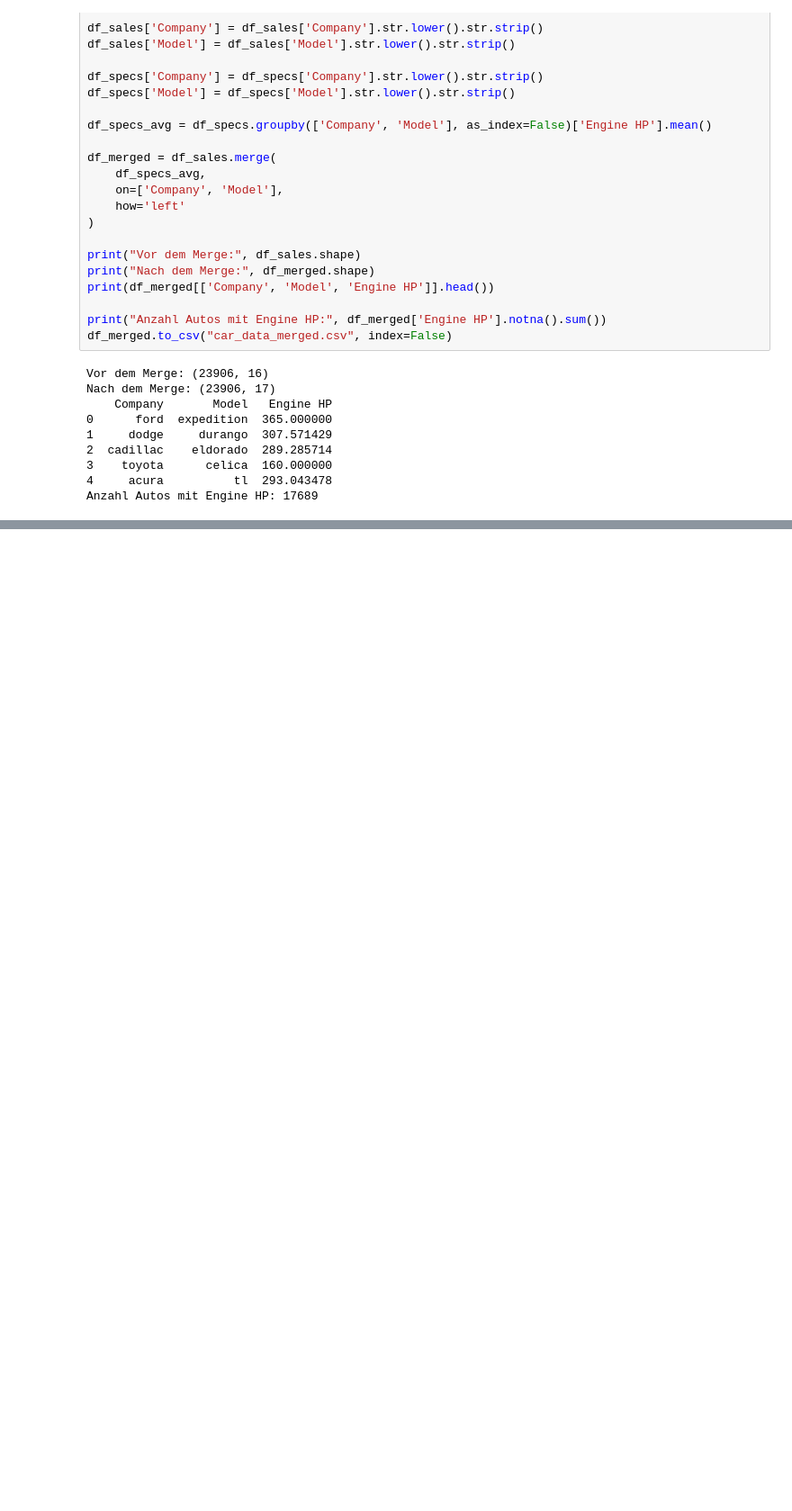
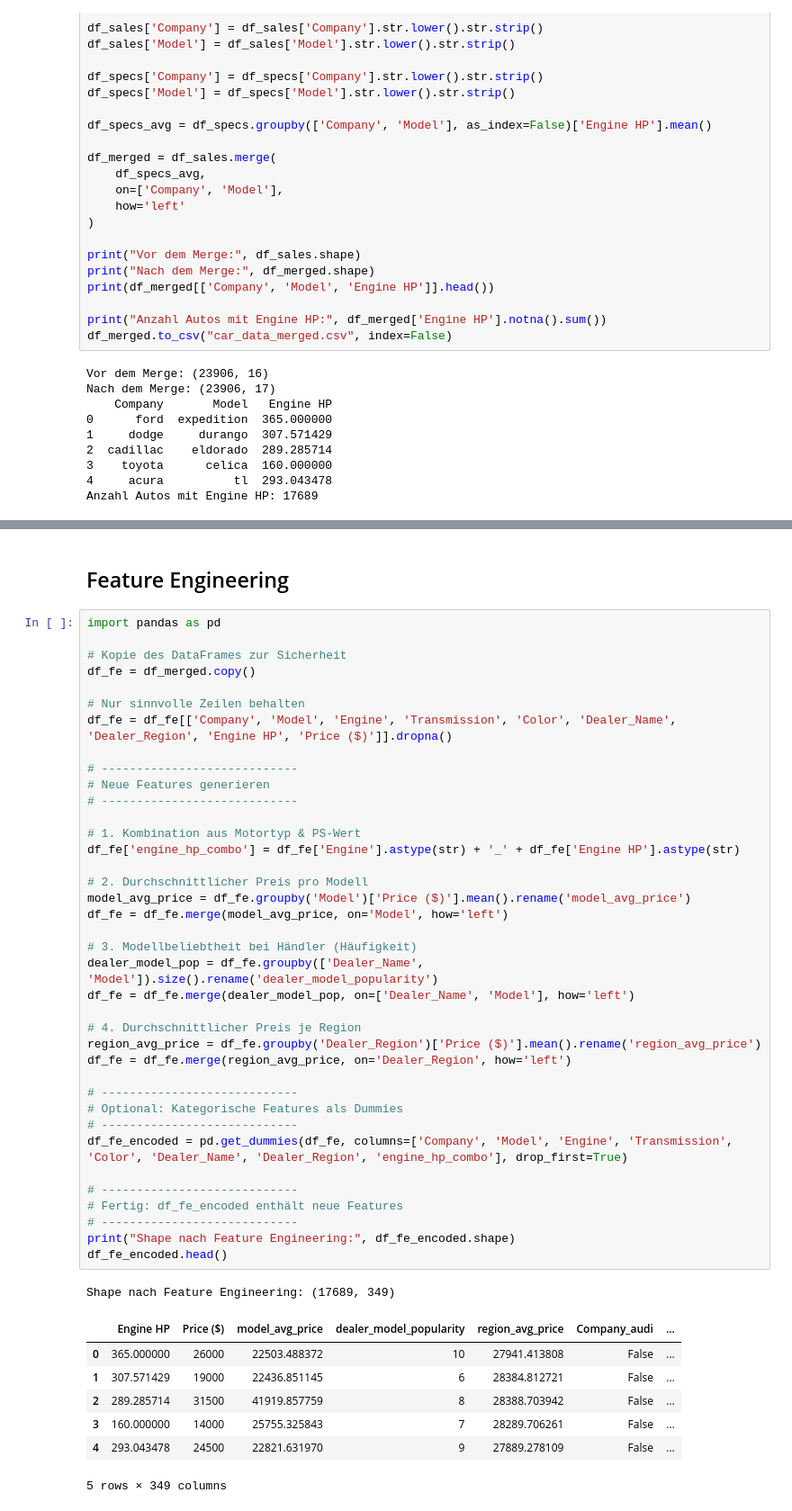
Before and after one commit to graf-tim/end-to-end-application, a Jupyter notebook: Used_Car_Price_Predictor.ipynb, the cells around one changed output, grey strips where cells are left out. Shown at 90% size. Drawn from its saved outputs; the diff is of its cells as text; blank space fills up the shorter version.

```diff
--- a/Used_Car_Price_Predictor.ipynb
+++ b/Used_Car_Price_Predictor.ipynb
@@ -229,0 +129,49 @@ df.head()
+# %% [markdown]
+## Feature Engineering
+# %%
+import pandas as pd
+
+# Kopie des DataFrames zur Sicherheit
+df_fe = df_merged.copy()
+
+# Nur sinnvolle Zeilen behalten
+df_fe = df_fe[['Company', 'Model', 'Engine', 'Transmission', 'Color', 'Dealer_Name', 'Dealer_Region', 'Engine HP', 'Price ($)']].dropna()
+
+# ----------------------------
+# Neue Features generieren
+# ----------------------------
+
+# 1. Kombination aus Motortyp & PS-Wert
+df_fe['engine_hp_combo'] = df_fe['Engine'].astype(str) + '_' + df_fe['Engine HP'].astype(str)
+
+# 2. Durchschnittlicher Preis pro Modell
+model_avg_price = df_fe.groupby('Model')['Price ($)'].mean().rename('model_avg_price')
+df_fe = df_fe.merge(model_avg_price, on='Model', how='left')
+
+# 3. Modellbeliebtheit bei Händler (Häufigkeit)
+dealer_model_pop = df_fe.groupby(['Dealer_Name', 'Model']).size().rename('dealer_model_popularity')
+df_fe = df_fe.merge(dealer_model_pop, on=['Dealer_Name', 'Model'], how='left')
+
+# 4. Durchschnittlicher Preis je Region
+region_avg_price = df_fe.groupby('Dealer_Region')['Price ($)'].mean().rename('region_avg_price')
+df_fe = df_fe.merge(region_avg_price, on='Dealer_Region', how='left')
+
+# ----------------------------
+# Optional: Kategorische Features als Dummies
+# ----------------------------
+df_fe_encoded = pd.get_dummies(df_fe, columns=['Company', 'Model', 'Engine', 'Transmission', 'Color', 'Dealer_Name', 'Dealer_Region', 'engine_hp_combo'], drop_first=True)
+
+# ----------------------------
+# Fertig: df_fe_encoded enthält neue Features
+# ----------------------------
+print("Shape nach Feature Engineering:", df_fe_encoded.shape)
+df_fe_encoded.head()
+# %% [output]
+Shape nach Feature Engineering: (17689, 349)
+|  | Engine HP | Price ($) | model_avg_price | dealer_model_popularity | region_avg_price | Company_audi | ... |
+| 0 | 365.000000 | 26000 | 22503.488372 | 10 | 27941.413808 | False | ... |
+| 1 | 307.571429 | 19000 | 22436.851145 | 6 | 28384.812721 | False | ... |
+| 2 | 289.285714 | 31500 | 41919.857759 | 8 | 28388.703942 | False | ... |
+| 3 | 160.000000 | 14000 | 25755.325843 | 7 | 28289.706261 | False | ... |
+| 4 | 293.043478 | 24500 | 22821.631970 | 9 | 27889.278109 | False | ... |
+5 rows × 349 columns
```
Also changed, not shown: parts of 22 cells of this notebook.
